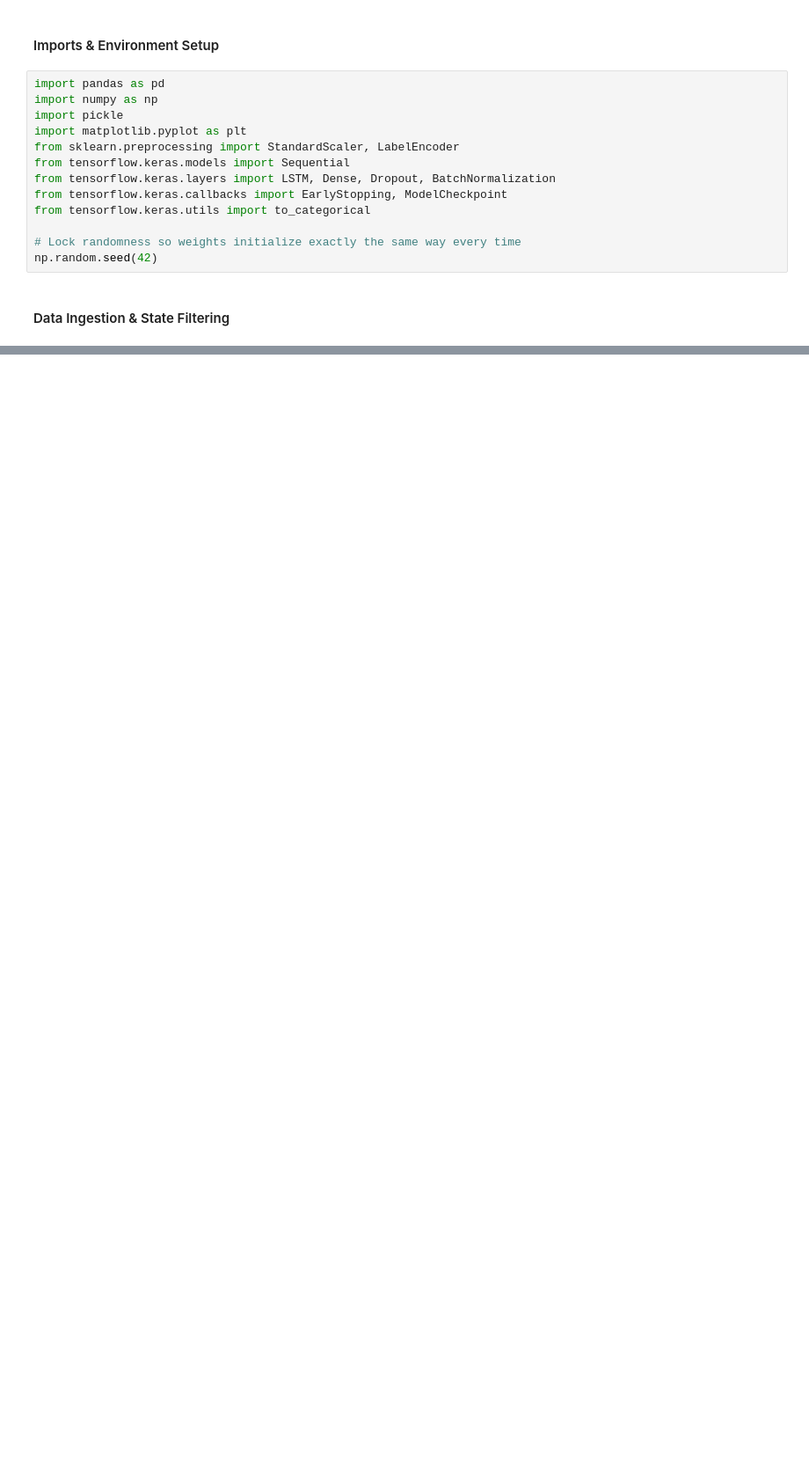
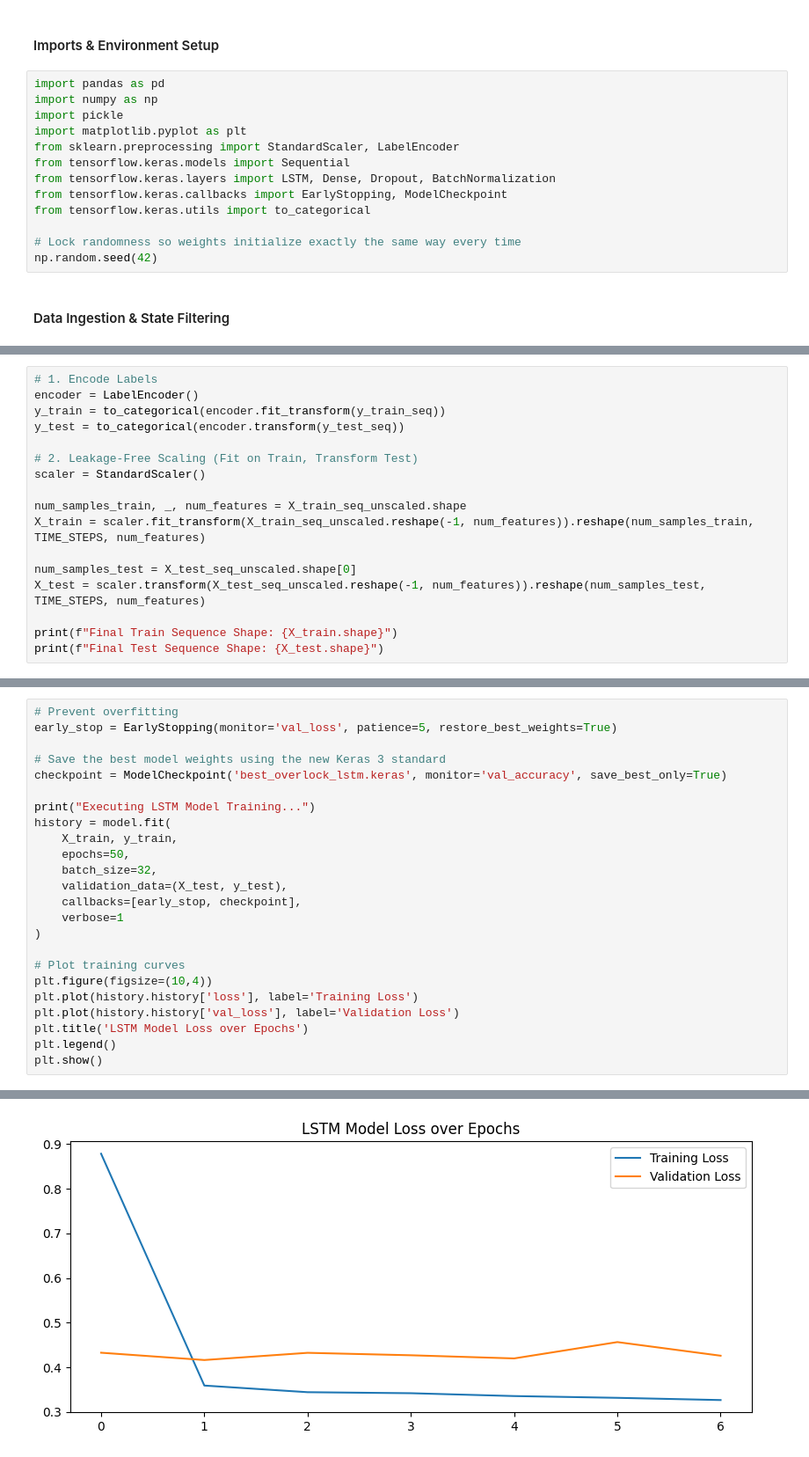
Before and after one commit to DeelakaDias/Preventing-Mechanism, a Jupyter notebook: LSTM.ipynb, the cells around one changed output, grey strips where cells are left out. Shown at 88% size. Saved outputs shown, nothing was run; the diff lists cells and outputs as text; blank space fills up the shorter version.

```diff
--- a/LSTM.ipynb
+++ b/LSTM.ipynb
@@ -64,0 +131,17 @@ Test Set: 991 Healthy + 141 Breakdowns = 1132 total rows
+# %%
+# 1. Encode Labels
+encoder = LabelEncoder()
+y_train = to_categorical(encoder.fit_transform(y_train_seq))
+y_test = to_categorical(encoder.transform(y_test_seq))
+
+# 2. Leakage-Free Scaling (Fit on Train, Transform Test)
+scaler = StandardScaler()
+
+num_samples_train, _, num_features = X_train_seq_unscaled.shape
+X_train = scaler.fit_transform(X_train_seq_unscaled.reshape(-1, num_features)).reshape(num_samples_train, TIME_STEPS, num_features)
+
+num_samples_test = X_test_seq_unscaled.shape[0]
+X_test = scaler.transform(X_test_seq_unscaled.reshape(-1, num_features)).reshape(num_samples_test, TIME_STEPS, num_features)
+
+print(f"Final Train Sequence Shape: {X_train.shape}")
+print(f"Final Test Sequence Shape: {X_test.shape}")
@@ -64,0 +200,25 @@ Test Set: 991 Healthy + 141 Breakdowns = 1132 total rows
+# %%
+# Prevent overfitting
+early_stop = EarlyStopping(monitor='val_loss', patience=5, restore_best_weights=True)
+
+# Save the best model weights using the new Keras 3 standard
+checkpoint = ModelCheckpoint('best_overlock_lstm.keras', monitor='val_accuracy', save_best_only=True)
+
+print("Executing LSTM Model Training...")
+history = model.fit(
+    X_train, y_train,
+    epochs=50,
+    batch_size=32,
+    validation_data=(X_test, y_test),
+    callbacks=[early_stop, checkpoint],
+    verbose=1
+)
+
+# Plot training curves
+plt.figure(figsize=(10,4))
+plt.plot(history.history['loss'], label='Training Loss')
+plt.plot(history.history['val_loss'], label='Validation Loss')
+plt.title('LSTM Model Loss over Epochs')
+plt.legend()
+plt.show()
+# %% [output]
@@ -64,0 +240 @@ Test Set: 991 Healthy + 141 Breakdowns = 1132 total rows
+[figure, added]
```
Also changed, not shown: parts of 13 cells of this notebook, 3 other files.
